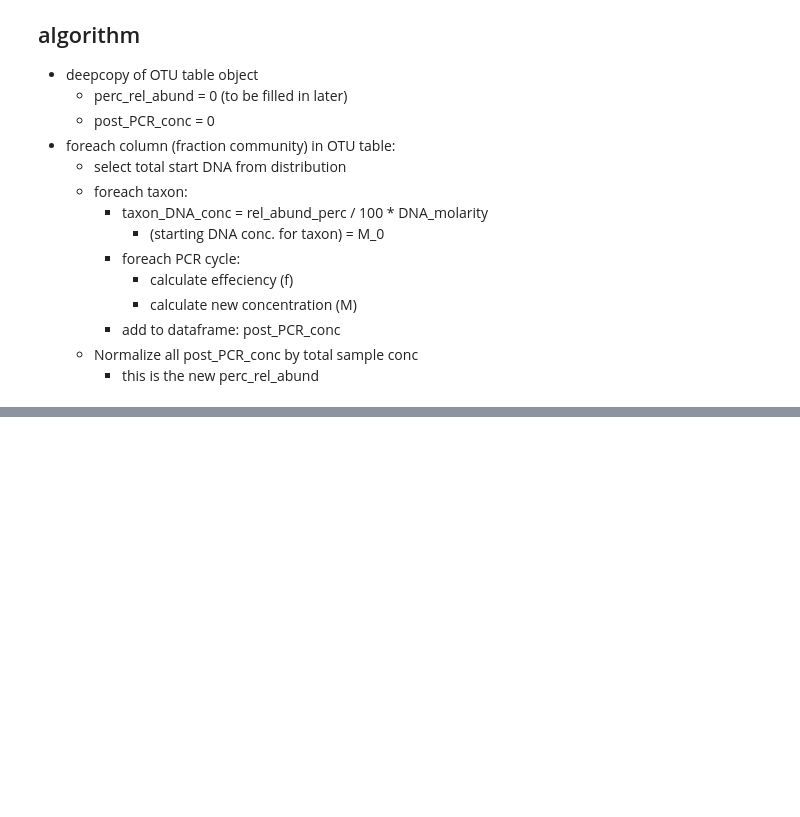
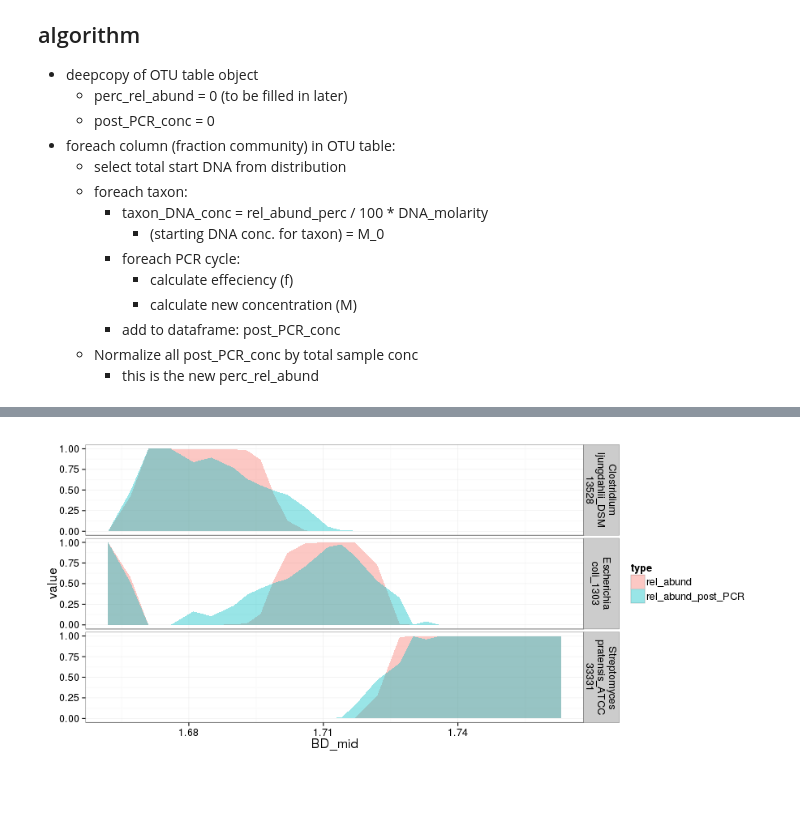
Before and after one commit to nick-youngblut/SIPSim, a Jupyter notebook: ipynb/sandbox/PCR_sim.ipynb, the cells around one changed output, grey strips where cells are left out. Cells and saved outputs as stored; diff of their text form; code cells hidden in the pictures; blank space fills up the shorter version.

```diff
--- a/ipynb/sandbox/PCR_sim.ipynb
+++ b/ipynb/sandbox/PCR_sim.ipynb
@@ -250,16 +285,19 @@ ggplot(tbl.otu.g, aes(BD_mid, value, fill=taxon)) +
 # %%
 %%R -w 900 -h 400
 
 tbl.otu.g = tbl.otu %>% gather('type', 'value', c(rel_abund, rel_abund_post_PCR))
 
-tbl.otu.g$taxon = gsub('^([a-zA-Z0-9]{10,15})_', '\\1\n', tbl.otu.g$taxon)
+tbl.otu.g$taxon = gsub('^([a-zA-Z0-9_]{10,15})_', '\\1\n', tbl.otu.g$taxon)
+tbl.otu.g$taxon = gsub('\n([a-zA-Z0-9_]{10,15})_', '\n\\1\n', tbl.otu.g$taxon)
 
 ggplot(tbl.otu.g, aes(BD_mid, value, fill=type)) +
-    #geom_point() +
-    #geom_line() +
     geom_area(position='dodge', alpha=0.4) +
     facet_grid(taxon ~ .) +
     theme_bw() +
     theme(
         text = element_text(size=16)
     )
+# %% [output]
+[figure, added]
+# %% [markdown]
+##
```
Also changed, not shown: parts of 6 cells of this notebook, 3 other files.
